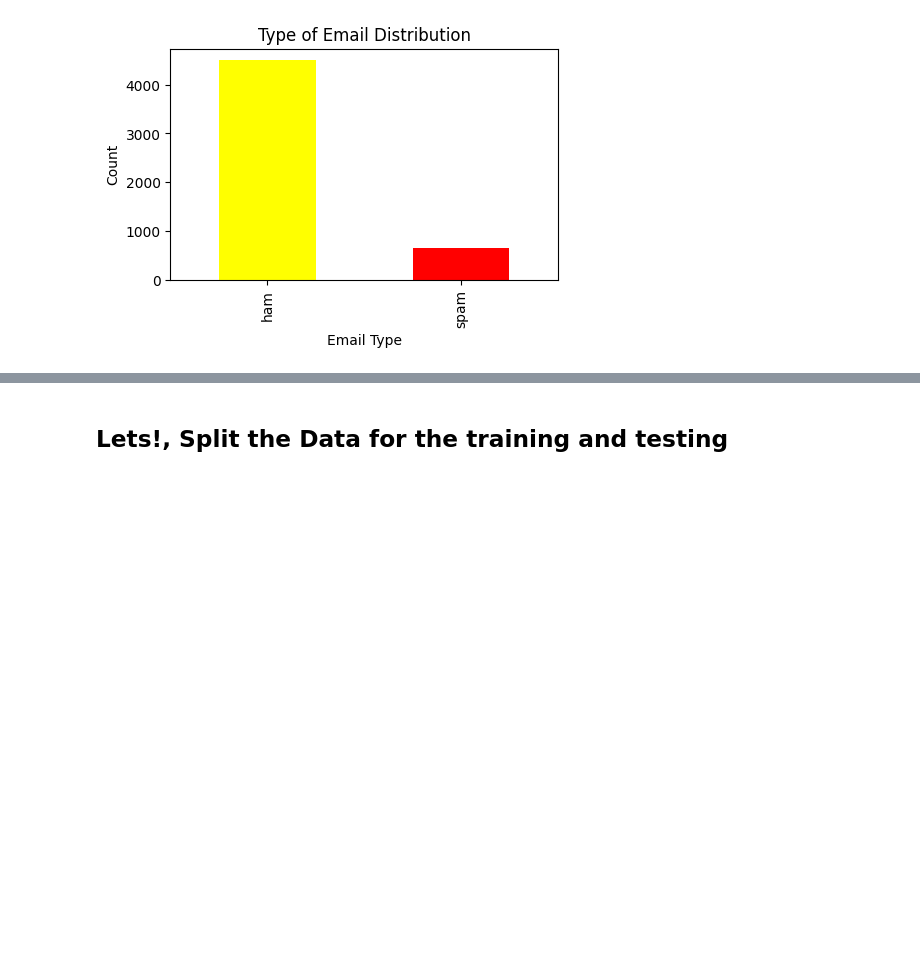
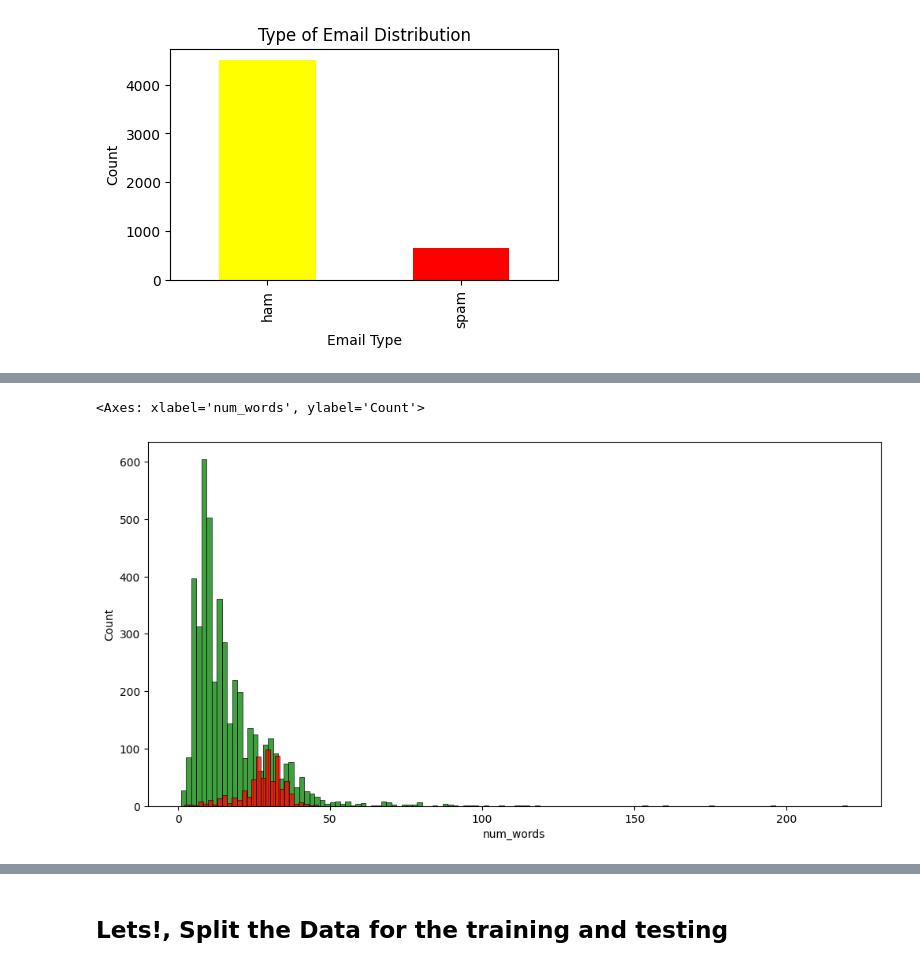
Before and after one commit to FaizaAli-DS/Spam_SMS-Email_Detection_CodSoft-_T1, a Jupyter notebook: Spam_SMS_Detection_CodSoft__T2.ipynb, the cells around one changed output, grey strips where cells are left out. Drawn from its saved outputs; the diff is of its cells as text; code cells hidden in the pictures; blank space fills up the shorter version.

```diff
--- a/Spam_SMS_Detection_CodSoft__T2.ipynb
+++ b/Spam_SMS_Detection_CodSoft__T2.ipynb
@@ -132,0 +269,8 @@ plt.show()
+# %%
+#for words
+plt.figure(figsize=(12,6))
+sns.histplot(train_data[train_data['Email_Type']=='ham']['num_words'],color='green')
+sns.histplot(train_data[train_data['Email_Type']=='spam']['num_words'],color='red')
+# %% [output]
+<Axes: xlabel='num_words', ylabel='Count'>
+[figure, added]
```
Also changed, not shown: parts of 77 cells of this notebook.
